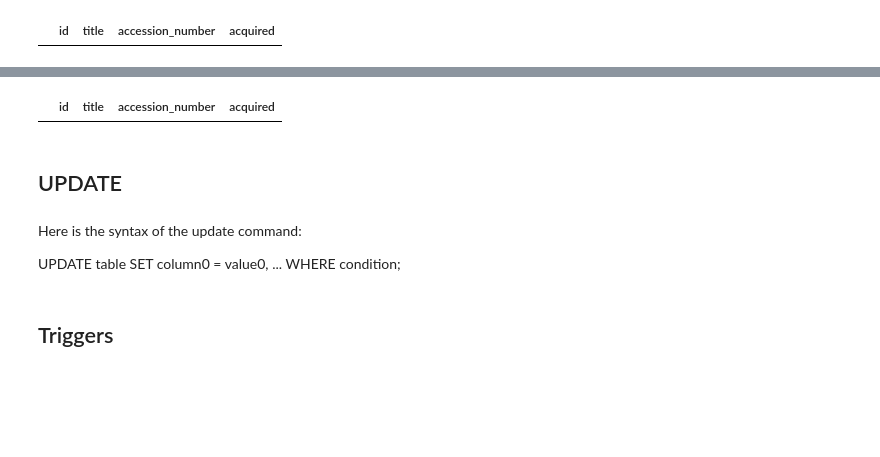
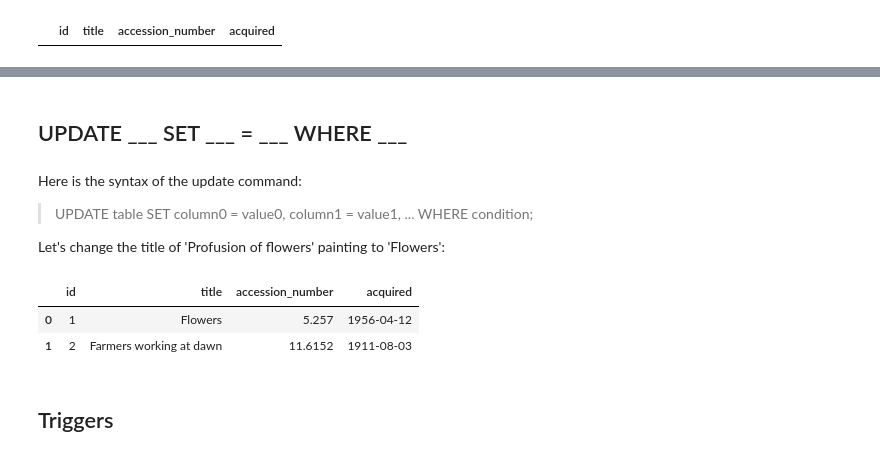
Before and after one commit to engineer-nicolas/cs50sql, a Jupyter notebook: lecture_3_Writing/lecture_3.ipynb, the cells around one changed output, grey strips where cells are left out. Cells and saved outputs as stored; diff of their text form; code cells hidden in the pictures; blank space fills up the shorter version.

Commit message:
update section delete and update

```diff
--- a/lecture_3_Writing/lecture_3.ipynb
+++ b/lecture_3_Writing/lecture_3.ipynb
@@ -234,20 +273,25 @@ pd.read_sql_query('SELECT * FROM collections;', conn)
+# %% [markdown]
+## UPDATE ___ SET ___ = ___ WHERE ___
+# %% [markdown]
+Here is the syntax of the update command:
+
+> UPDATE table
+> SET column0 = value0, column1 = value1, ...
+> WHERE condition;
+
+Let's change the title of 'Profusion of flowers' painting to 'Flowers':
 # %%
 conn.execute('''
-DELETE FROM "collections"
-WHERE "acquired" < '1909-01-01';
+UPDATE "collections"
+SET "title"='Flowers',"accession_number"='5.257'
+WHERE "title"='Profusion of flowers';
 ''')
 conn.commit()
 pd.read_sql_query('SELECT * FROM collections;', conn)
 # %% [output]
 |  | id | title | accession_number | acquired |
+| 0 | 1 | Flowers | 5.257 | 1956-04-12 |
+| 1 | 2 | Farmers working at dawn | 11.6152 | 1911-08-03 |
-# %% [markdown]
-## UPDATE
-# %% [markdown]
-Here is the syntax of the update command:
-
-UPDATE table
-SET column0 = value0, ...
-WHERE condition;
 # %% [markdown]
 ## Triggers
 # %% [markdown]
```
Also changed, not shown: parts of 28 cells of this notebook.
